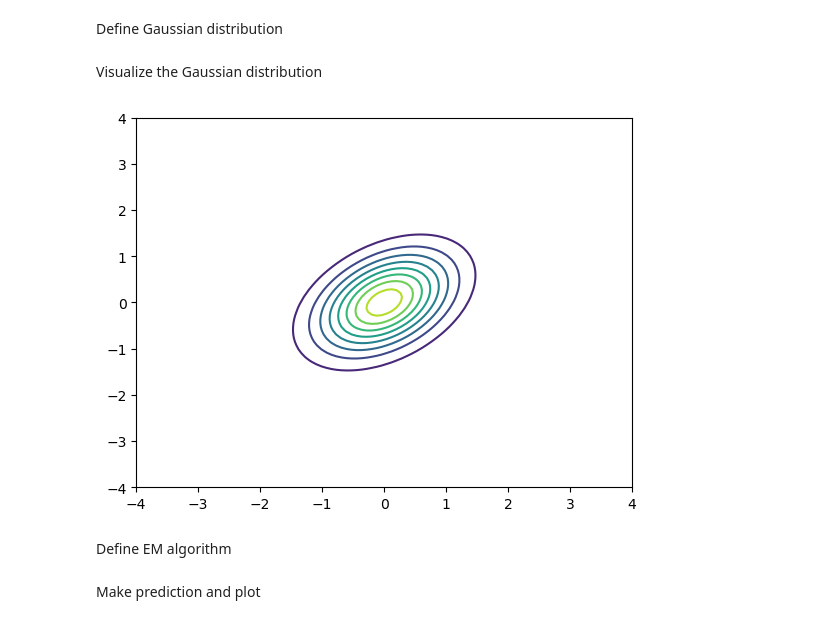
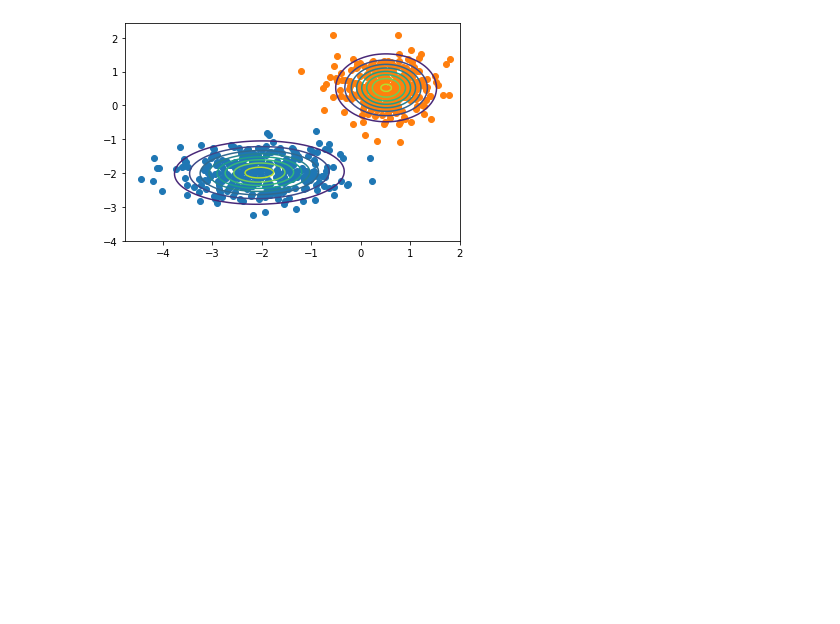
Before and after one commit to shanshanxu94/PAML-Implementation, a Jupyter notebook: Gaussian_Mixtures.ipynb, the cells around one changed output. Saved outputs shown, nothing was run; the diff lists cells and outputs as text; code cells hidden in the pictures; blank space fills up the shorter version.

```diff
--- a/Gaussian_Mixtures.ipynb
+++ b/Gaussian_Mixtures.ipynb
@@ -25,2 +96,0 @@ plt.scatter(features[labels[:, 1] == 1][:, 0], features[labels[:, 1] == 1][:, 1]
-# %% [markdown]
-Define Gaussian distribution
@@ -32,21 +97,20 @@ def gaussian_2D (mu, sigma, xs):
-# %% [markdown]
-Visualize the Gaussian distribution
 # %%
-_mu = np.array([0, 0])
-_sigma = np.array([[0.5, 0.2], [0.2, 0.5]])
-
+# helper function to draw gaussian distribution
 def draw(mu, sigma, rng):
     arr = []
     for y in np.linspace(rng[0], rng[1], 100):
         for x in np.linspace(rng[0], rng[1], 100):
             arr.append([x, y])
     arr = np.array(arr)
     gaus = gaussian_2D(mu, sigma, arr)
 
     plt.contour(np.linspace(rng[0], rng[1], 100), np.linspace(rng[0], rng[1], 100), np.reshape(gaus, (100, 100)), levels=8)
 
-draw(_mu, _sigma, (-4, 4))
+plt.scatter(features[labels[:, 1] == 0][:, 0], features[labels[:, 1] == 0][:, 1])
+plt.scatter(features[labels[:, 1] == 1][:, 0], features[labels[:, 1] == 1][:, 1])
+
+pi_k, mu_k, sigma_k = gmm(2, features)
+for (mu, sigma) in zip(mu_k, sigma_k):
+    draw(mu, sigma, (-4, 2))
 # %% [output]
-[figure, old version]
+[figure, new version]
-# %% [markdown]
-Define EM algorithm
@@ -71,2 +116,0 @@ def maximization(gamma_z_nk, xs):
-# %% [markdown]
-Make prediction and plot
```
Also changed, not shown: parts of 8 cells of this notebook, 5 other files.
